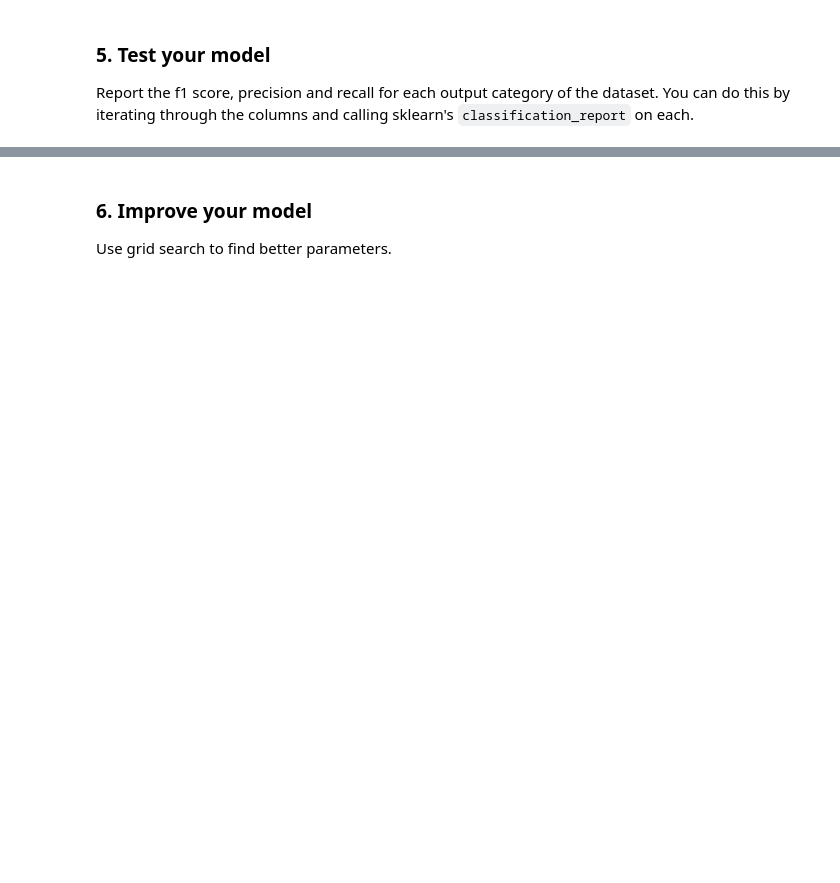
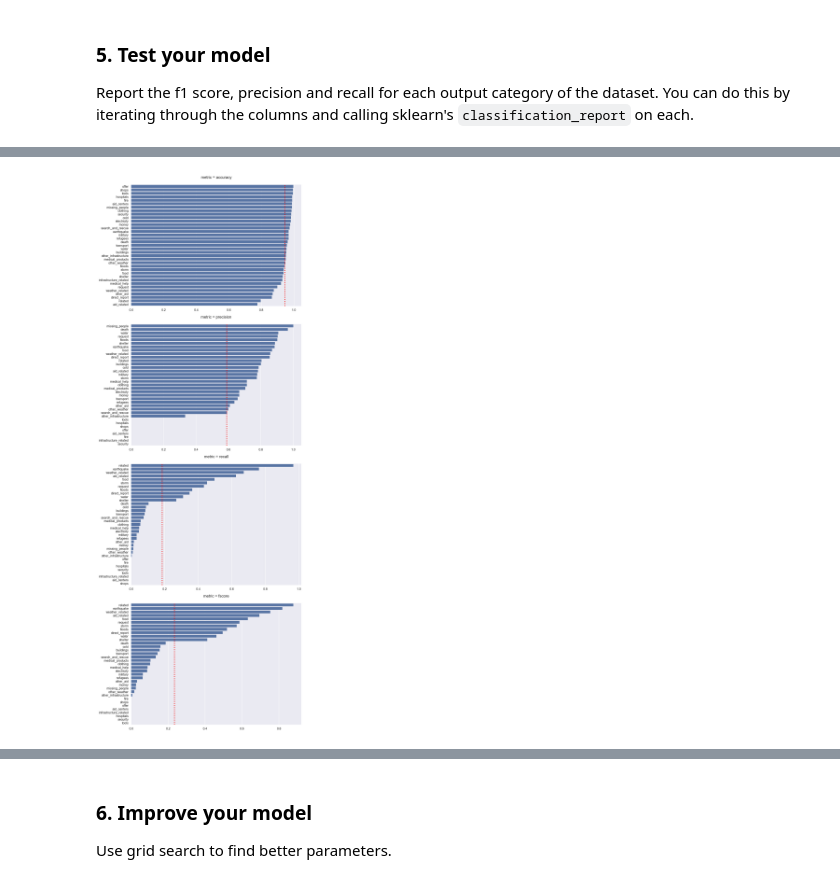
Before and after one commit to DigiData-Flo/DisasterResponse, a Jupyter notebook: notebooks/ML Pipeline Preparation.ipynb, the cells around one changed output, grey strips where cells are left out. Drawn from its saved outputs; the diff is of its cells as text; code cells hidden in the pictures; blank space fills up the shorter version.

```diff
--- a/notebooks/ML Pipeline Preparation.ipynb
+++ b/notebooks/ML Pipeline Preparation.ipynb
@@ -194,0 +246,9 @@ sns.barplot(data=metric_true, y='label', x='recall', color=blue)
+# %%
+g = sns.FacetGrid(data=metric_complete_1.query('index==1'), row='metric', row_order=metric_order, sharex=False, sharey=False, height=5, aspect=1.5)
+
+g.map_dataframe(sns.barplot, x='metric_value', y='label')
+
+for ax, mean in zip(g.axes.flat, mean_values_1):
+    ax.axvline(x=mean, color='r', linestyle=':')
+# %% [output]
+[figure, added]
```
Also changed, not shown: parts of 94 cells of this notebook, 13 other files.
